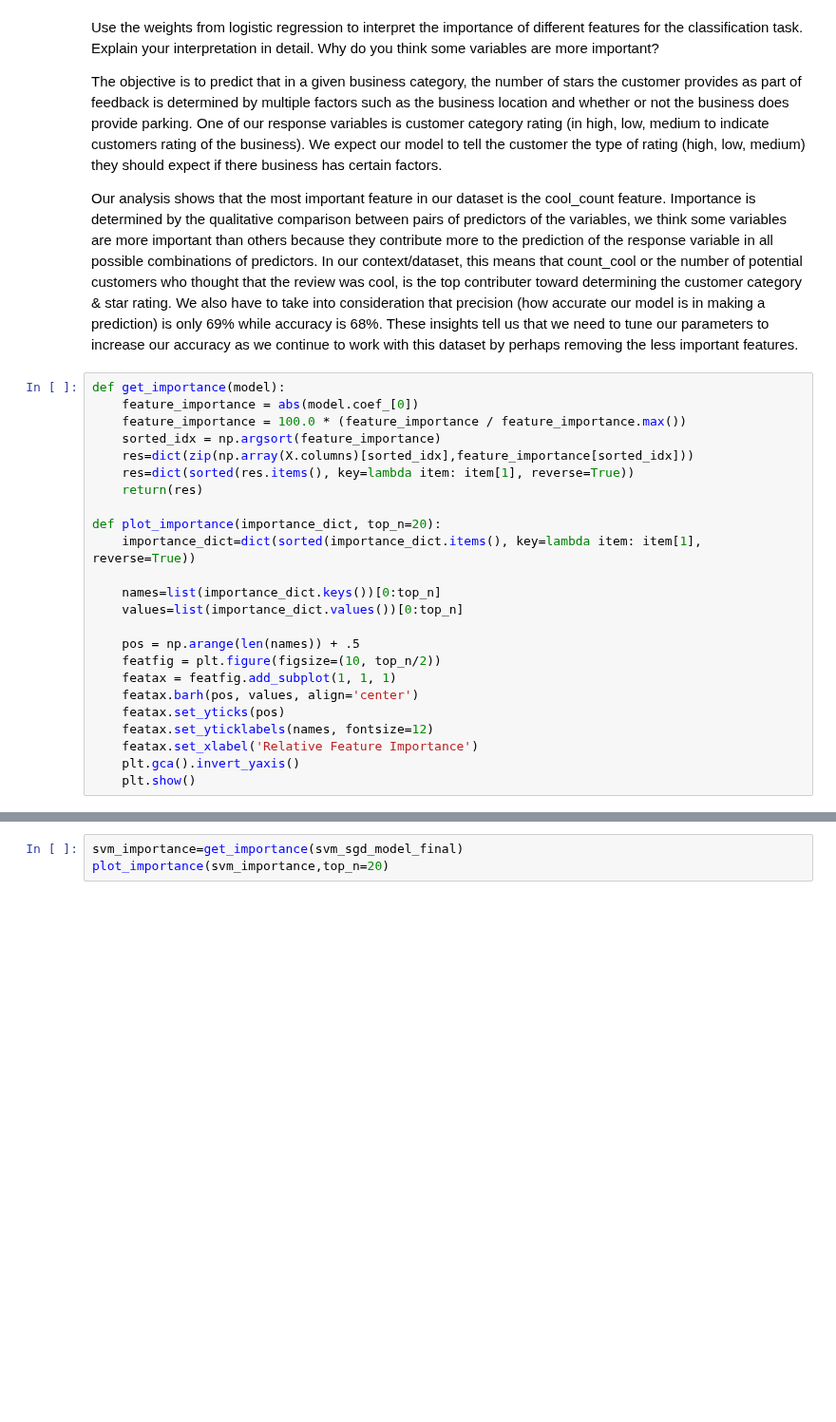
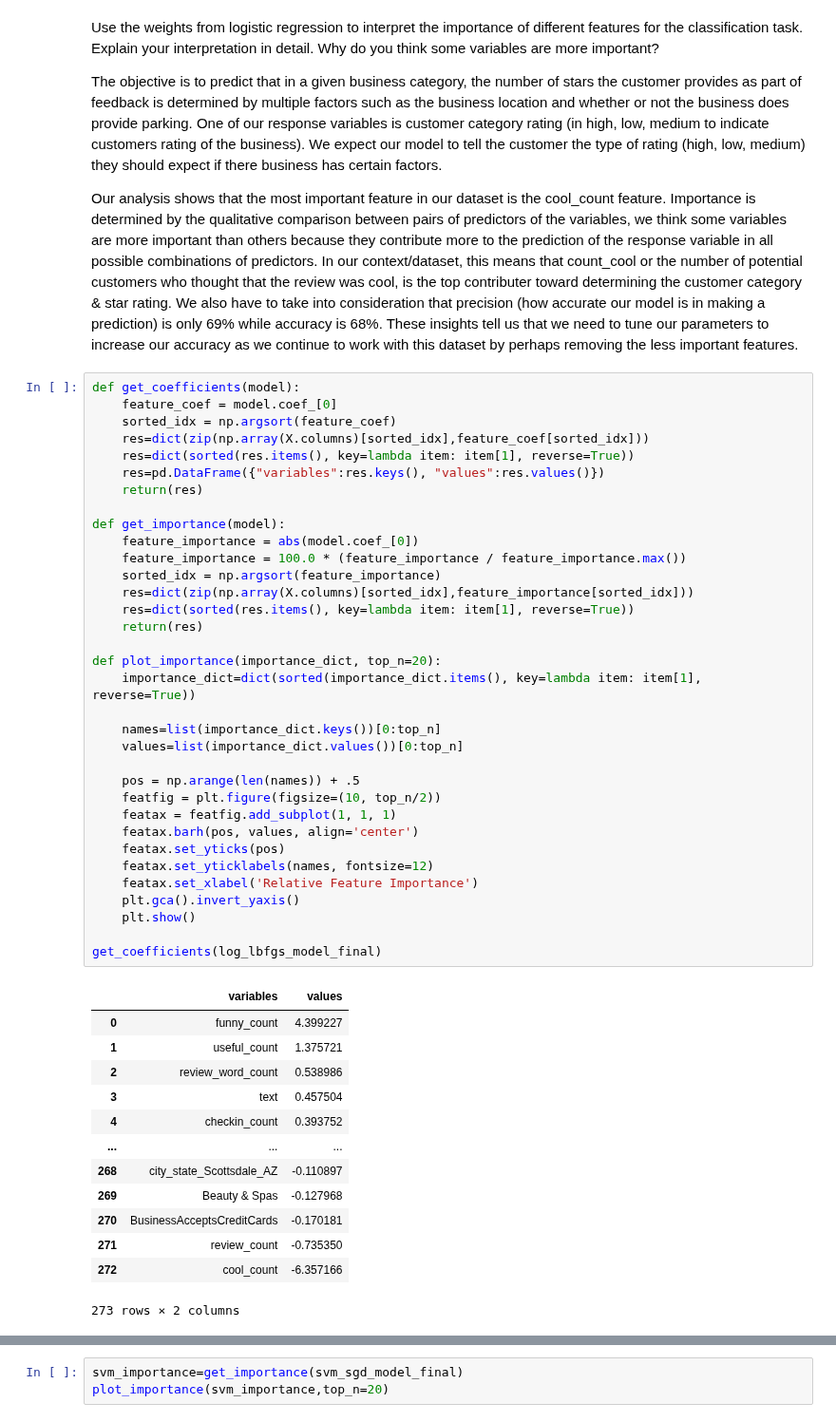
Before and after one commit to rchannewiser/MSDS-machine-learning1-team5, a Jupyter notebook: team5_lab2.ipynb, the cells around one changed output, grey strips where cells are left out. Shown at 95% size. Saved outputs shown, nothing was run; the diff lists cells and outputs as text; blank space fills up the shorter version.

Commit message:
add coefficients

```diff
--- a/team5_lab2.ipynb
+++ b/team5_lab2.ipynb
@@ -204,29 +204,53 @@ The objective is to predict that in a given business category, the number of sta
 
 Our analysis shows that the most important feature in our dataset is the cool_count feature. Importance is determined by the qualitative comparison between pairs of predictors of the variables, we think some variables are more important than others because they contribute more to the prediction of the response variable in all possible combinations of predictors. In our context/dataset, this means that count_cool or the number of potential customers who thought that the review was cool, is the top contributer toward determining the customer category & star rating. We also have to take into consideration that precision (how accurate our model is in making a prediction) is only 69% while accuracy is 68%. These insights tell us that we need to tune our parameters to increase our accuracy as we continue to work with this dataset by perhaps removing the less important features.
 # %%
+def get_coefficients(model):
+    feature_coef = model.coef_[0]
+    sorted_idx = np.argsort(feature_coef)
+    res=dict(zip(np.array(X.columns)[sorted_idx],feature_coef[sorted_idx]))
+    res=dict(sorted(res.items(), key=lambda item: item[1], reverse=True))
+    res=pd.DataFrame({"variables":res.keys(), "values":res.values()})
+    return(res)
+
 def get_importance(model):
     feature_importance = abs(model.coef_[0])
     feature_importance = 100.0 * (feature_importance / feature_importance.max())
     sorted_idx = np.argsort(feature_importance)
     res=dict(zip(np.array(X.columns)[sorted_idx],feature_importance[sorted_idx]))
     res=dict(sorted(res.items(), key=lambda item: item[1], reverse=True))
     return(res)
 
 def plot_importance(importance_dict, top_n=20):
     importance_dict=dict(sorted(importance_dict.items(), key=lambda item: item[1], reverse=True))
 
     names=list(importance_dict.keys())[0:top_n]
     values=list(importance_dict.values())[0:top_n]
 
     pos = np.arange(len(names)) + .5
     featfig = plt.figure(figsize=(10, top_n/2))
     featax = featfig.add_subplot(1, 1, 1)
     featax.barh(pos, values, align='center')
     featax.set_yticks(pos)
     featax.set_yticklabels(names, fontsize=12)
     featax.set_xlabel('Relative Feature Importance')
     plt.gca().invert_yaxis()
     plt.show()
+
+get_coefficients(log_lbfgs_model_final)
+# %% [output]
+|  | variables | values |
+| 0 | funny_count | 4.399227 |
+| 1 | useful_count | 1.375721 |
+| 2 | review_word_count | 0.538986 |
+| 3 | text | 0.457504 |
+| 4 | checkin_count | 0.393752 |
+| ... | ... | ... |
+| 268 | city_state_Scottsdale_AZ | -0.110897 |
+| 269 | Beauty & Spas | -0.127968 |
+| 270 | BusinessAcceptsCreditCards | -0.170181 |
+| 271 | review_count | -0.735350 |
+| 272 | cool_count | -6.357166 |
+273 rows × 2 columns
 # %%
 logistic_importance=get_importance(log_lbfgs_model_final)
 plot_importance(logistic_importance,top_n=20)
```
Also changed, not shown: parts of 2 cells of this notebook.
